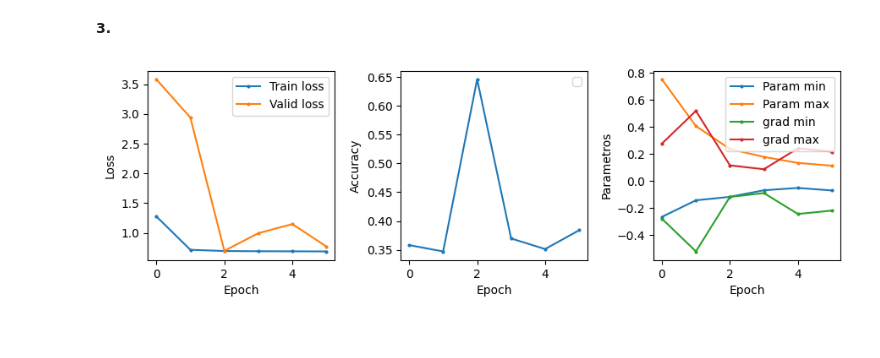
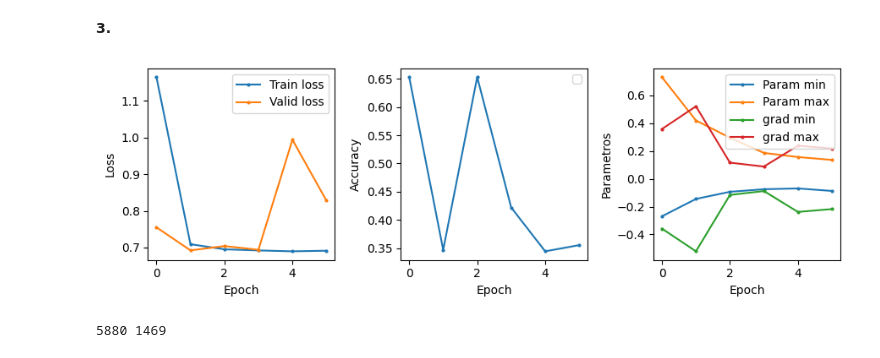
Before and after one commit to PauloMatheusGr/Foundations-of-Computer-Vision, a Jupyter notebook: Projeto01/Tema 6 - Resolucao.ipynb, the cells around one changed output. Saved outputs shown, nothing was run; the diff lists cells and outputs as text; code cells hidden in the pictures.

```diff
--- a/Projeto01/Tema 6 - Resolucao.ipynb
+++ b/Projeto01/Tema 6 - Resolucao.ipynb
@@ -202,20 +229,26 @@ def get_four_stats(model):
 # %%
 import train
 
 params = {
     #'bs':64,
     'bs':8,
     'num_epochs':6,
     'lr':0.01,
     'weight_decay':1e-2,
     'resize_size':16,  # Tamanho das imagens de treinamento
-    'seed':0,
-    'overall_stats':get_four_stats
+    'seed':0
+    # 'overall_stats':get_four_stats
 }
 model = models.resnet18()
 # Modifica a última camada do modelo para classificar em 2 classes
 model.fc = nn.Linear(model.fc.in_features, 2)
 ds_train, ds_valid, logger = train.train(model, **params)
 # Cada época demora em torno de 6.1 segundos em uma RTX3080 Ti
 # %% [output]
-[figure, old version]
+[figure, new version]
+# %%
+print(len(ds_train), len(ds_valid))
+
+show_img(img)
+# %% [output]
+5880 1469
```
Also changed, not shown: parts of 5 cells of this notebook, 3 other files.
